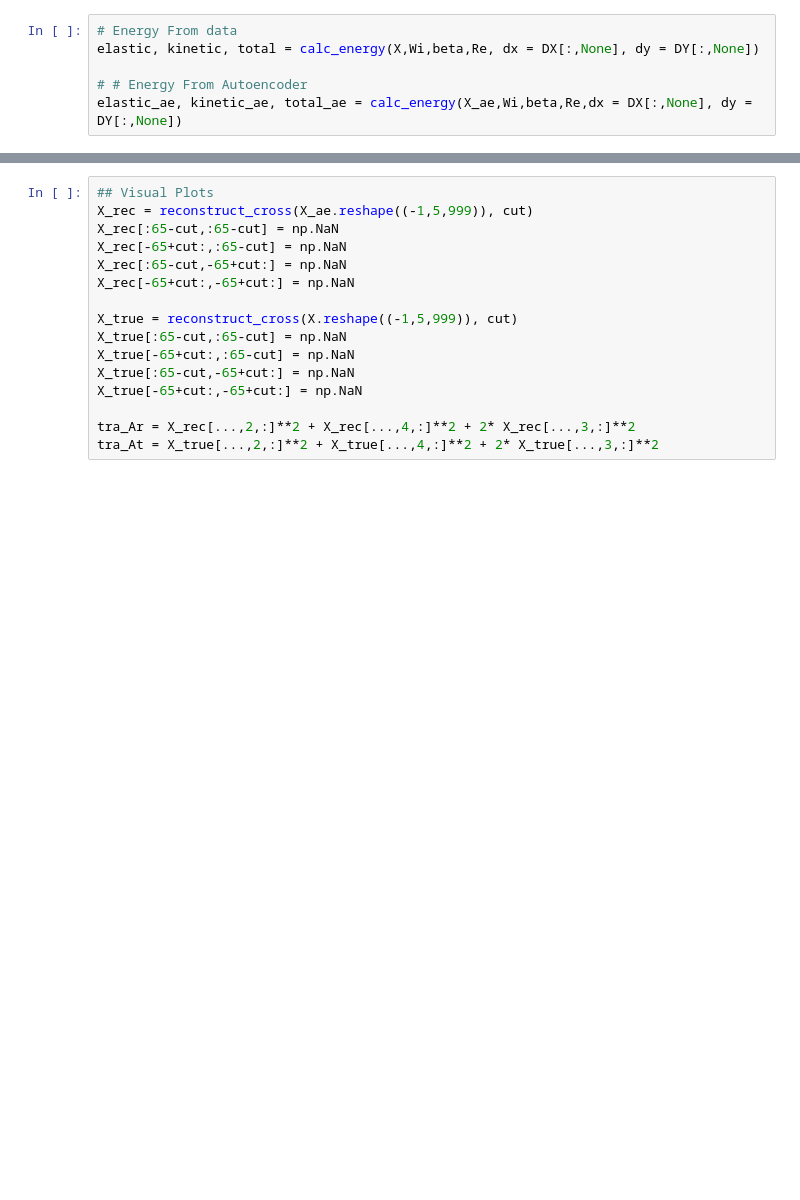
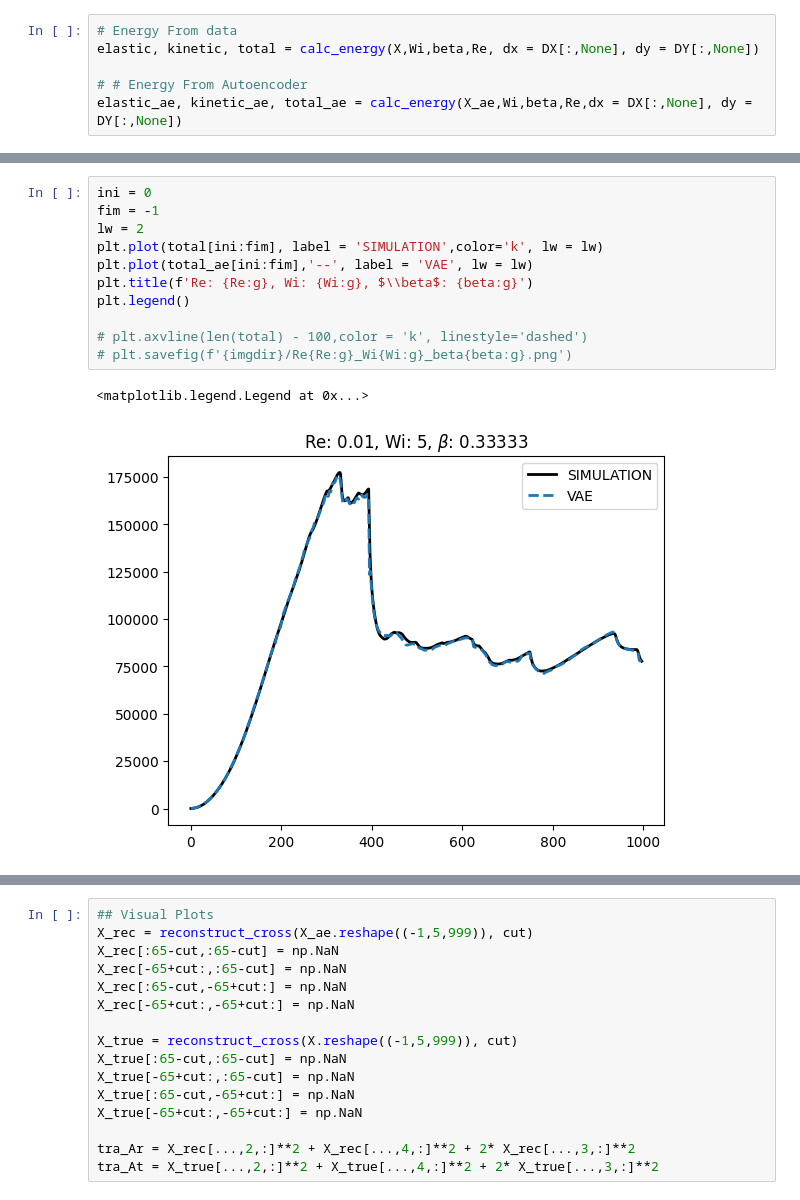
Before and after one commit to fabioamaral08/reduction-methods, a Jupyter notebook: Test_Results_Cross_Param.ipynb, the cells around one changed output, grey strips where cells are left out. Saved outputs shown, nothing was run; the diff lists cells and outputs as text; blank space fills up the shorter version.

```diff
--- a/Test_Results_Cross_Param.ipynb
+++ b/Test_Results_Cross_Param.ipynb
@@ -138,0 +182,14 @@ plt.legend()
+# %%
+ini = 0
+fim = -1
+lw = 2
+plt.plot(total[ini:fim], label = 'SIMULATION',color='k', lw = lw)
+plt.plot(total_ae[ini:fim],'--', label = 'VAE', lw = lw)
+plt.title(f'Re: {Re:g}, Wi: {Wi:g}, $\\beta$: {beta:g}')
+plt.legend()
+
+# plt.axvline(len(total) - 100,color = 'k', linestyle='dashed')
+# plt.savefig(f'{imgdir}/Re{Re:g}_Wi{Wi:g}_beta{beta:g}.png')
+# %% [output]
+<matplotlib.legend.Legend at 0x...>
+[figure, added]
```
Also changed, not shown: parts of 21 cells of this notebook, 7 other files.
